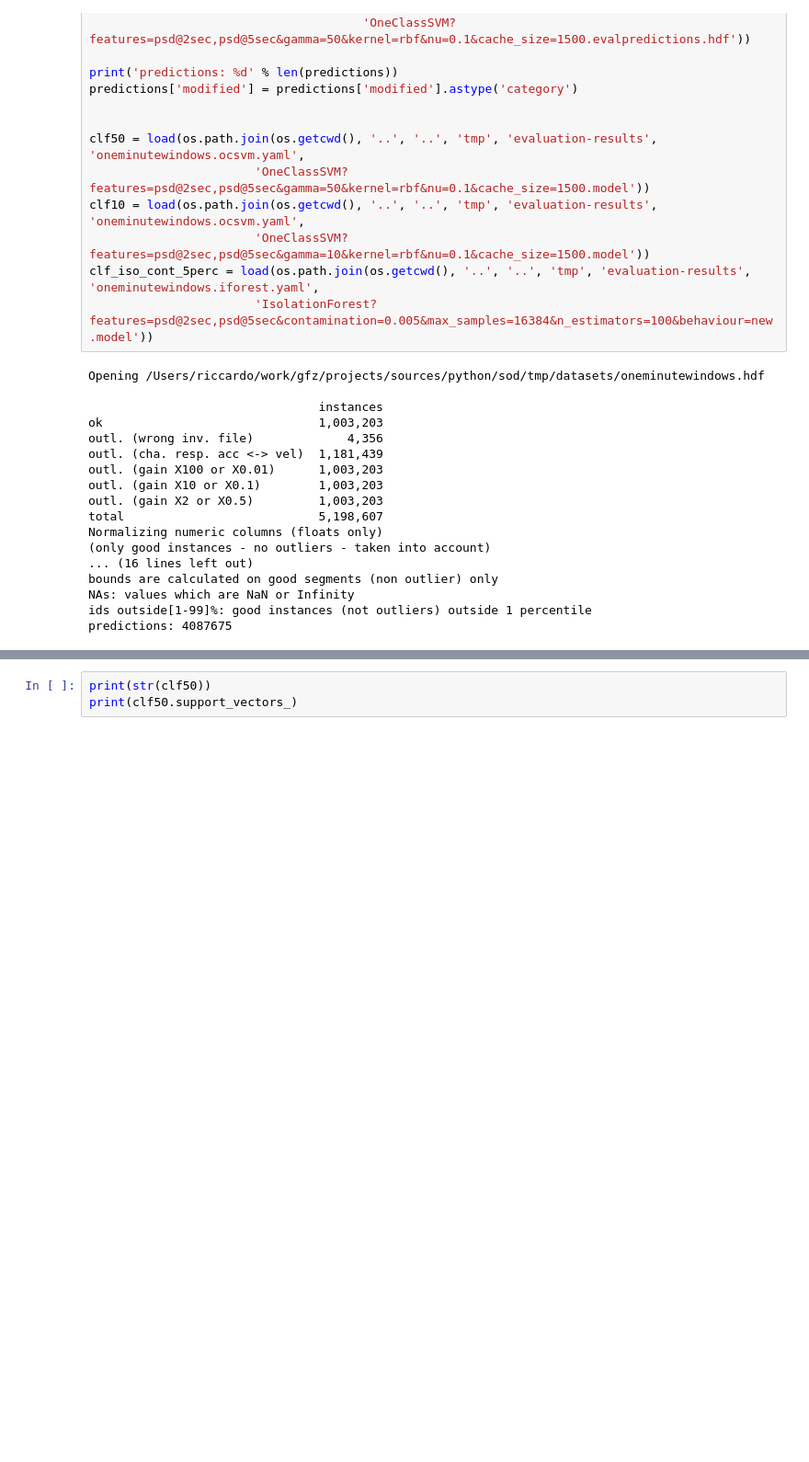
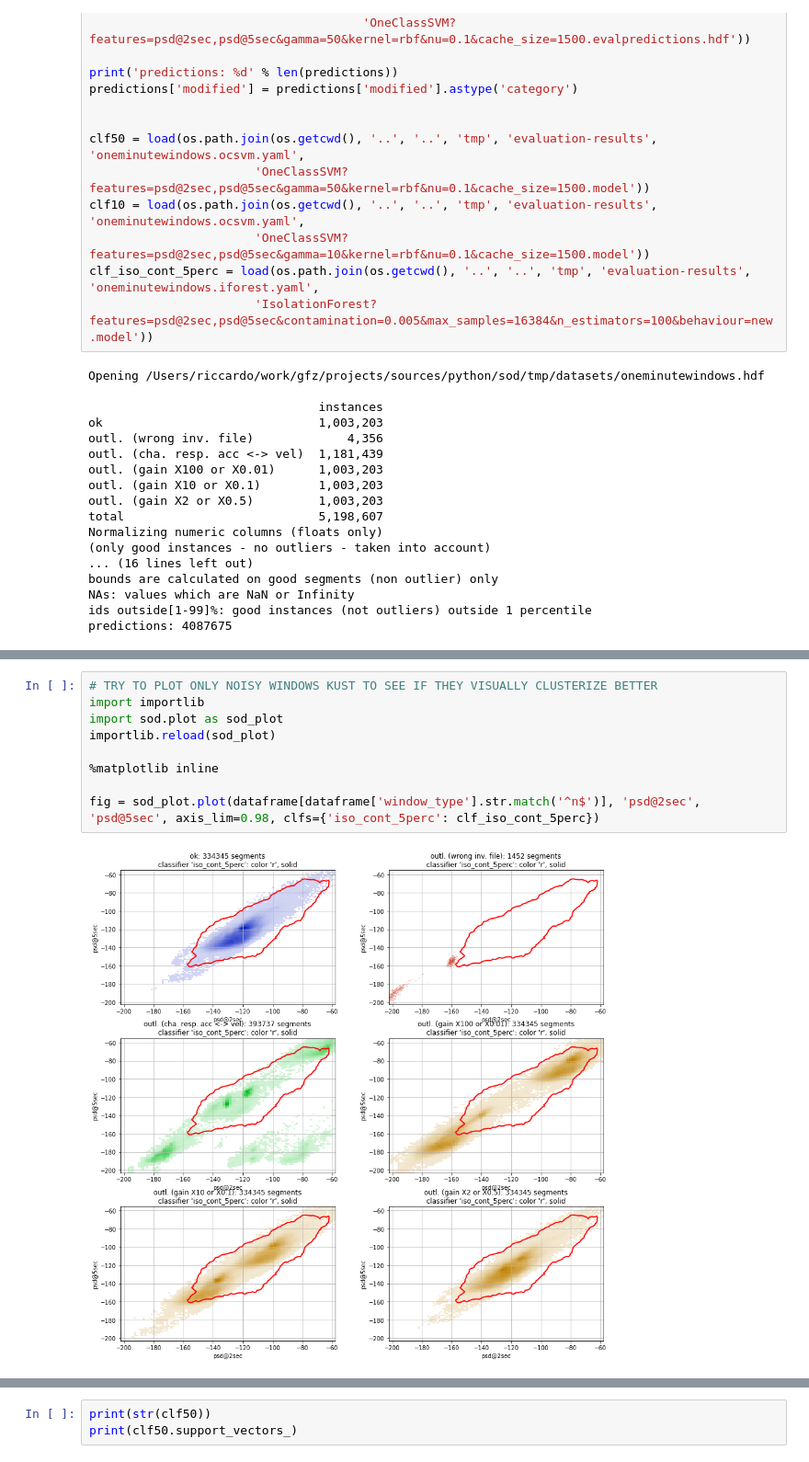
Before and after one commit to rizac/sod, a Jupyter notebook: sod/jupyter/Classifier-oneminutewindows-psd2-5.decision_function.ipynb, the cells around one changed output, grey strips where cells are left out. Shown: that part at 92% size. Cells and saved outputs as stored; diff of their text form; blank space fills up the shorter version.

```diff
--- a/sod/jupyter/Classifier-oneminutewindows-psd2-5.decision_function.ipynb
+++ b/sod/jupyter/Classifier-oneminutewindows-psd2-5.decision_function.ipynb
@@ -53,3 +53,14 @@ fig = sod_plot.plot(dataframe, 'psd@2sec', 'psd@5sec', axis_lim=0.981, clfs={'is
+# %%
+# TRY TO PLOT ONLY NOISY WINDOWS KUST TO SEE IF THEY VISUALLY CLUSTERIZE BETTER
+import importlib
+import sod.plot as sod_plot
+importlib.reload(sod_plot)
+
+%matplotlib inline
+
+fig = sod_plot.plot(dataframe[dataframe['window_type'].str.match('^n$')], 'psd@2sec', 'psd@5sec', axis_lim=0.98, clfs={'iso_cont_5perc': clf_iso_cont_5perc})
+# %% [output]
+[figure, added]
 # %%
 fig = sod_plot.plot(dataframe_n, 'psd@2sec', 'psd@5sec', axis_lim=0.97, clfs={'gamma10': clf10, 'gamma50': clf50})
 # %% [output]
```
Also changed, not shown: parts of 2 cells of this notebook, 5 other files.
